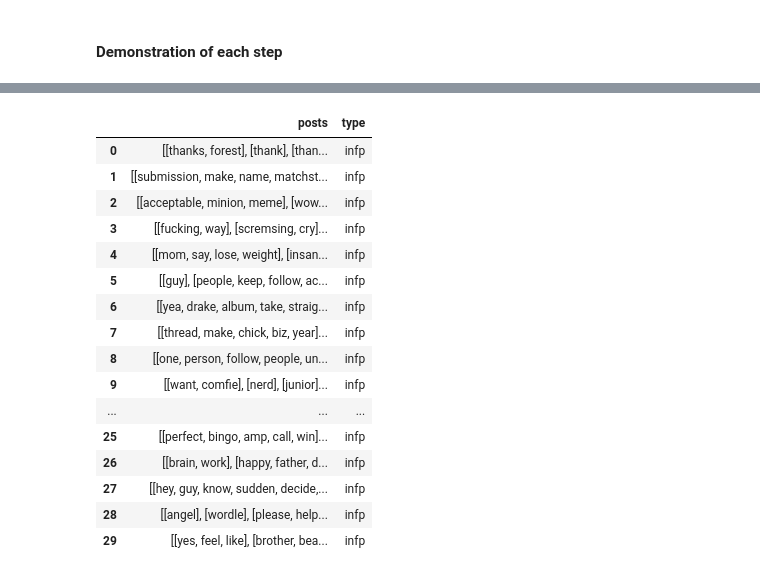
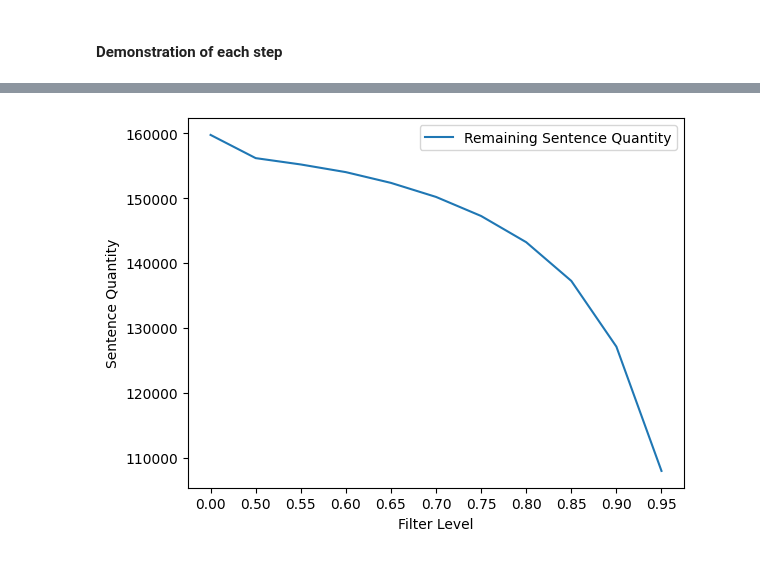
Before and after one commit to DominicMin/Intro_to_DS_Assignment, a Jupyter notebook: py_Code/data_clean.ipynb, the cells around one changed output, grey strips where cells are left out. Saved outputs shown, nothing was run; the diff lists cells and outputs as text; code cells hidden in the pictures.

```diff
--- a/py_Code/data_clean.ipynb
+++ b/py_Code/data_clean.ipynb
@@ -7,6 +7,7 @@
 
 # Module to load raw data(CSV file)
 import pandas as pd
+import numpy as np
 
 # Modules for NLP
 import re # Regular Expression
@@ -14,7 +15,7 @@ import string
 from typing import List
 import nltk # Natural Language Toolkit
 from nltk.tokenize import word_tokenize # For text tokenization
-from nltk.corpus import stopwords,wordnet # For stopwords removal
+from nltk.corpus import wordnet # For stopwords removal
 # For tokens part-of-speech tagging and lemmatization
 from nltk import pos_tag
 from nltk.stem import WordNetLemmatizer
@@ -22,16 +23,26 @@ my_nltk_path="Data"
 nltk.data.path.append(my_nltk_path)
 import textstat # Evaluate text readability
 from vaderSentiment.vaderSentiment import SentimentIntensityAnalyzer # Evaluate text emotion
-# Transformers model to evaluate text emotion
-from transformers import pipeline
-import torch
+from gensim.parsing.preprocessing import STOPWORDS
+from gensim.models.phrases import Phrases, Phraser
+stop_words=set()
+stop_words.update(STOPWORDS)
 
 # Modules to read/write external files,etc.
 import json
 import pickle
 import copy
 
-from tqdm import tqdm
+# Language detection
+import fasttext
+lang_model=fasttext.load_model("lid.176.bin")
+
+# Use local LLM to for translation
+import ollama
+llm="llama3.1:8b"
+
+from tqdm.auto import tqdm
+tqdm.pandas()
 
 # Average function
 def ave(l):
@@ -53,3 +64,7 @@ raw_data.columns=["posts","type"]
 #     temp=raw_data.loc[i,"text"]
 #     temp=temp.split("|||")
 #     raw_data.loc[i,"text"]=temp
+# %%
+from custom_stopwords import custom_stopwords
+stop_words.update(custom_stopwords)
+stop_words
@@ -672,21 +607,21 @@ infp.data.head(30)
-# %%
-infp.remove_stopwords()
-infp.data.head(30)
-# %% [output]
-|  | posts | type |
-| 0 | [[thanks, forest], [thank], [than... | infp |
-| 1 | [[submission, make, name, matchst... | infp |
-| 2 | [[acceptable, minion, meme], [wow... | infp |
-| 3 | [[fucking, way], [scremsing, cry]... | infp |
-| 4 | [[mom, say, lose, weight], [insan... | infp |
-| 5 | [[guy], [people, keep, follow, ac... | infp |
-| 6 | [[yea, drake, album, take, straig... | infp |
-| 7 | [[thread, make, chick, biz, year]... | infp |
-| 8 | [[one, person, follow, people, un... | infp |
-| 9 | [[want, comfie], [nerd], [junior]... | infp |
-| ... | ... | ... |
-| 25 | [[perfect, bingo, amp, call, win]... | infp |
-| 26 | [[brain, work], [happy, father, d... | infp |
-| 27 | [[hey, guy, know, sudden, decide,... | infp |
-| 28 | [[angel], [wordle], [please, help... | infp |
-| 29 | [[yes, feel, like], [brother, bea... | infp |
+# %%
+import matplotlib.pyplot as plt
+result={}
+for i in np.concatenate((np.array([0.0]),np.arange(0.5,0.96,0.05))):
+    result[f"{i:.2f}"]=0
+    isfj=Data_to_Analyze('infp')
+    isfj.remove_mention_and_tag()
+    isfj.remove_emoji()
+    isfj.remove_url()
+    isfj.remove_whitespace()
+    isfj.drop_non_english(i)
+    for j in isfj.data.index:
+        result[f"{i:.2f}"]+=len(isfj.data.loc[j,"posts"])
+result=pd.Series(result)
+plt.plot(result.index,result.values,label="Remaining Sentence Quantity")
+plt.xlabel("Filter Level")
+plt.ylabel("Sentence Quantity")
+plt.legend()
+plt.show()
+# %% [output]
+[figure, added]
```
Also changed, not shown: parts of 23 cells of this notebook, 41 other files.
